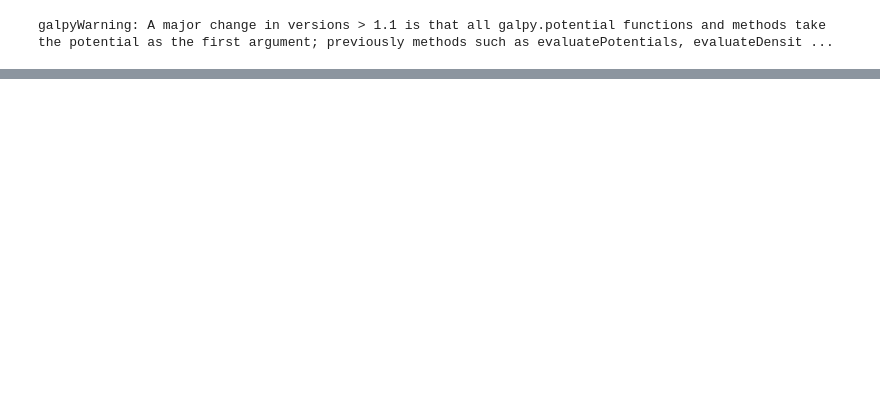
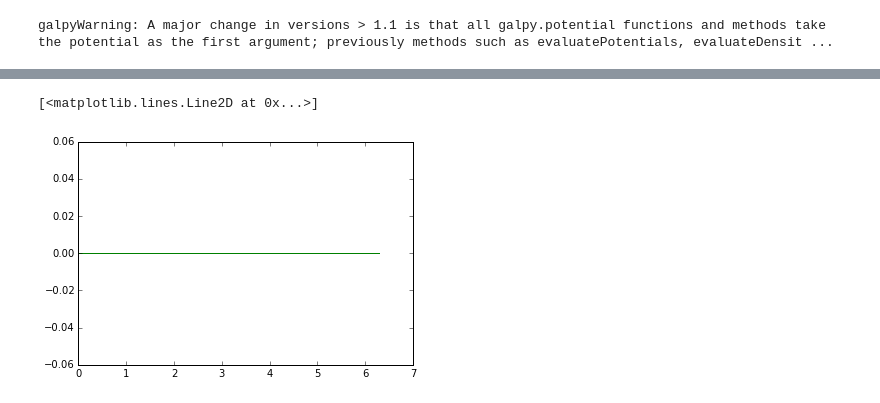
Before and after one commit to SeaifanAladdin/galpy-notebook, a Jupyter notebook: galpy/SCFPotential_forces.ipynb, the cells around one changed output, grey strips where cells are left out. Saved outputs shown, nothing was run; the diff lists cells and outputs as text; code cells hidden in the pictures; blank space fills up the shorter version.

```diff
--- a/galpy/SCFPotential_forces.ipynb
+++ b/galpy/SCFPotential_forces.ipynb
@@ -22,0 +37,7 @@ scf = SCFPotential(Acos=Acos,Asin=Asin)
+# %%
+phi = nu.linspace(0, 2*nu.pi,1000)
+plt.plot(phi, scf._phiforce(2.,1.,phi))
+plt.plot(phi, h._phiforce(2., 1., phi)*nu.ones((1000))) ## h._phiforce(2., 1., phi) returns a float even though phi is an array
+# %% [output]
+[<matplotlib.lines.Line2D at 0x...>]
+[figure, added]
```
Also changed, not shown: parts of 17 cells of this notebook.
